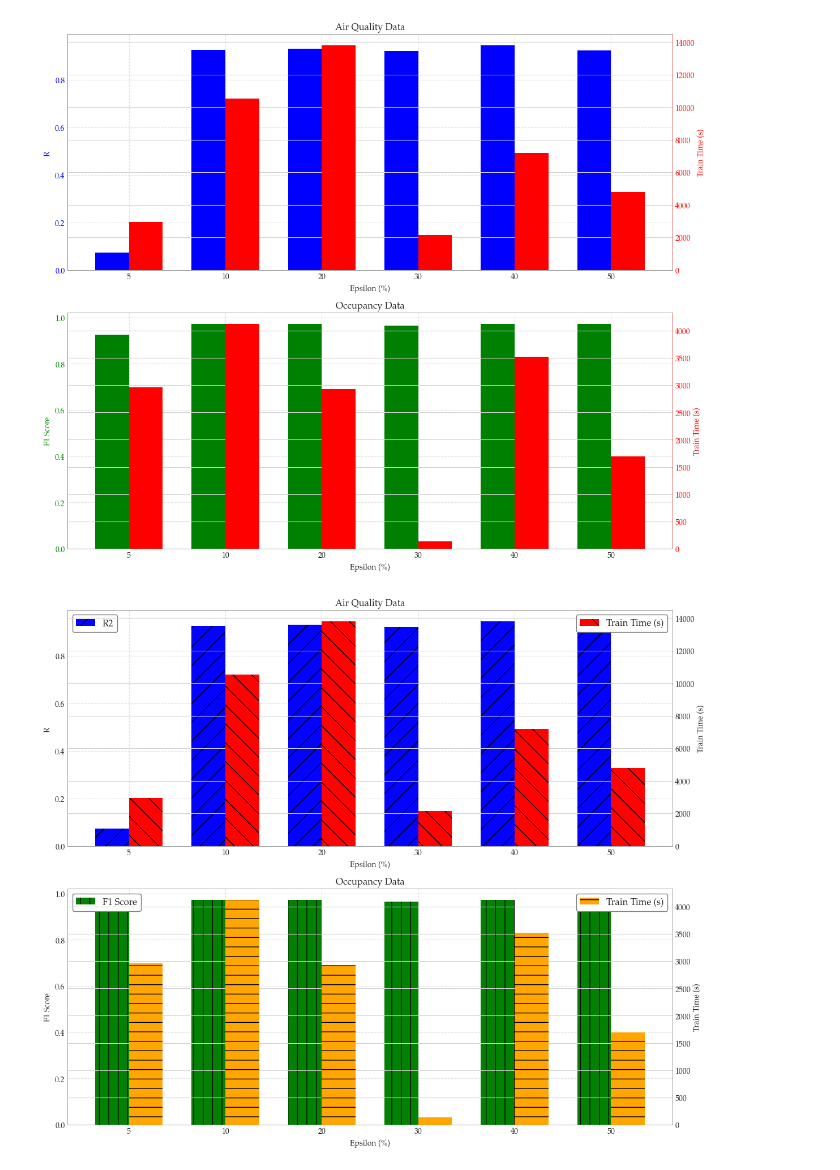
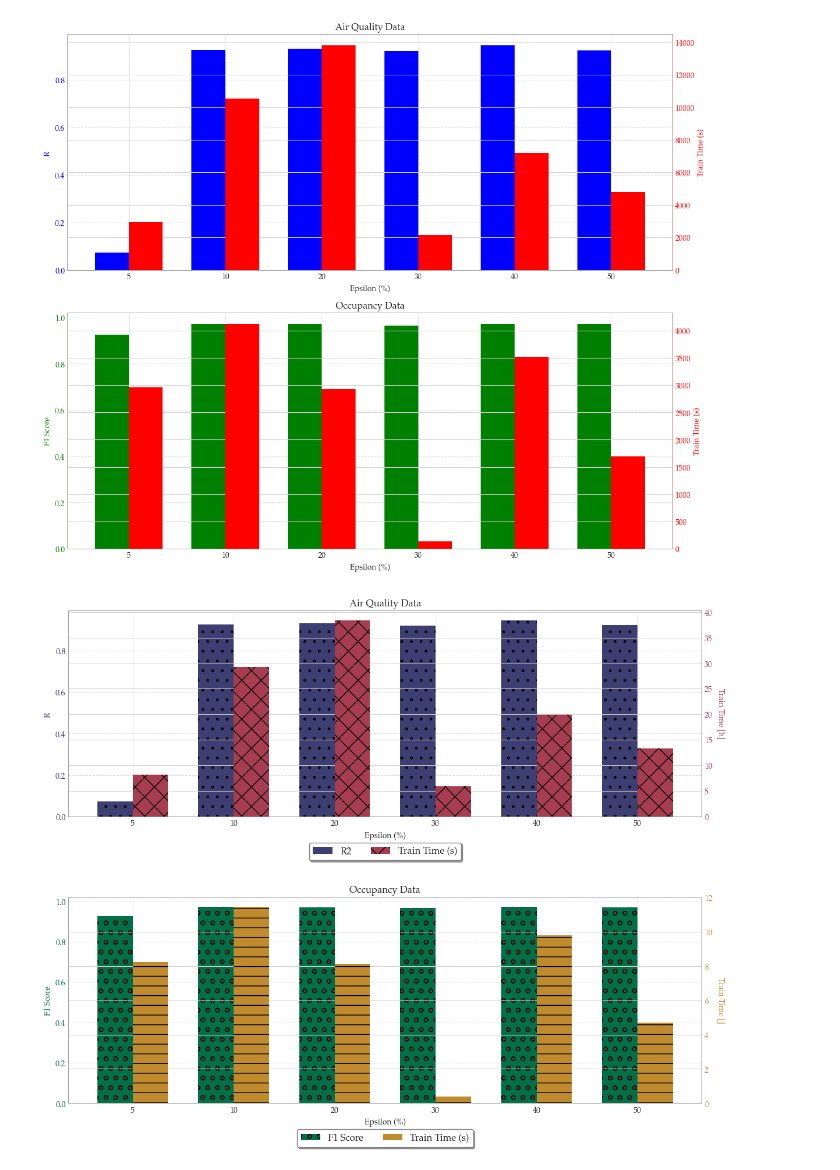
Before and after one commit to MatteoMendula/IJCNN2025, a Jupyter notebook: epsilon.ipynb, the cells around one changed output. Drawn from its saved outputs; the diff is of its cells as text; code cells hidden in the pictures.

Commit message:
checkpoint -2 day updated epsilin plot

```diff
--- a/epsilon.ipynb
+++ b/epsilon.ipynb
@@ -8,6 +8,7 @@ rcParams['font.family'] = 'Palatino'
 rcParams['axes.unicode_minus'] = False
 
 colors = ['#5A5B9F', '#D94F70', '#009473', '#F0C05A', '#7BC4C4', '#FF6F61']
+dark_colors = ['#3A3B6F', '#A63A4F', '#006D47', '#C08A2C', '#5A9A9A', '#CC4F41']
 hatchs = [
     ".",
     "x",
@@ -18,3 +19,8 @@ hatchs = [
     "x",
     ".",
 ]
+
+for c in dark_colors:
+    # show color
+    plt.figure(figsize=(1, 1))
+    plt.gca().add_patch(plt.Rectangle((0, 0), 1, 1, color=c))
@@ -156,49 +113,73 @@ epsilon_values = [5, 10, 20, 30, 40, 50]
 # Air Quality Data
 r2_values = [0.07258524347267536, 0.9268891305539558, 0.9319819264587448, 0.9216926204979314, 0.9458647147326531, 0.923111275518897]
 train_time_air = [2936.5401849746704, 10526.432889461517, 13815.652722120285, 2126.142409324646, 7180.714169025421, 4799.382524967194]
-
+train_time_air = [x / 360 for x in train_time_air]
 # Occupancy Data
 f1_values = [0.9259326209502241, 0.9719719719719719, 0.971457185778668, 0.9660175440319648, 0.9719719719719719, 0.971457185778668]
 train_time_occ = [2959.442997932434, 4119.472286939621, 2929.558601140976, 135.99091243743896, 3524.6094319820404, 1689.9853720664978]
+train_time_occ = [x / 360 for x in train_time_occ]
 
 # Plotting
 fig, (ax1, ax2) = plt.subplots(2, 1, figsize=(12, 10))
+fig.subplots_adjust(hspace=-0.5)
 
 # Air Quality Plot
 x = np.arange(len(epsilon_values))  # the label locations
 width = 0.35  # the width of the bars
 
 # R2 and Train Time for Air Quality
-ax1.bar(x - width/2, r2_values, width, label='R2', color=colors[0], hatch=hatchs[0], alpha=0.99)
+ax1.bar(x - width/2, r2_values, width, label='R2', color=dark_colors[0], hatch=hatchs[0], alpha=0.99)
 ax1_twin = ax1.twinx()
-ax1_twin.bar(x + width/2, train_time_air, width, label='Train Time (s)', color=colors[1], hatch=hatchs[1], alpha=0.99)
+ax1_twin.bar(x + width/2, train_time_air, width, label='Train Time (s)', color=dark_colors[1], hatch=hatchs[1], alpha=0.99)
 
-ax1.set_ylabel('R²')
-ax1_twin.set_ylabel('Train Time (s)')
+ax1.set_ylabel('R²', color=dark_colors[0])
+ax1_twin.set_ylabel('Train Time [h]', color=dark_colors[1], rotation=270, labelpad=15)
 ax1.set_title('Air Quality Data')
 ax1.set_xticks(x)
 ax1.set_xticklabels(epsilon_values)
 ax1.set_xlabel('Epsilon (%)')
-ax1.legend(loc='upper left')
-ax1_twin.legend(loc='upper right')
+ax1.tick_params(axis='y', labelcolor=dark_colors[0])
+ax1_twin.tick_params(axis='y', labelcolor=dark_colors[1])
 ax1.grid(True, linestyle='--', alpha=0.7)
+# ax1.legend(loc='upper left')
+# ax1_twin.legend(loc='lower right')
+
+handle1, label1 = ax1.get_legend_handles_labels()
+handle2, label2 = ax1_twin.get_legend_handles_labels()
+
+handles = handle1 + handle2
+labels = label1 + label2
+
+# ax1.legend(handles, labels, loc='center')
+ax1.legend(handles, labels, loc='center', bbox_to_anchor=(0.5, -0.17), fancybox=True, shadow=True, ncol=2)
 
 # Occupancy Plot
-ax2.bar(x - width/2, f1_values, width, label='F1 Score', color=colors[2], hatch=hatchs[2], alpha=0.99)
+ax2.bar(x - width/2, f1_values, width, label='F1 Score', color=dark_colors[2], hatch=hatchs[2], alpha=0.99)
 ax2_twin = ax2.twinx()
-ax2_twin.bar(x + width/2, train_time_occ, width, label='Train Time (s)', color=colors[3], hatch=hatchs[3], alpha=0.99)
+ax2_twin.bar(x + width/2, train_time_occ, width, label='Train Time (s)', color=dark_colors[3], hatch=hatchs[3], alpha=0.99)
 
-ax2.set_ylabel('F1 Score')
-ax2_twin.set_ylabel('Train Time (s)')
+ax2.set_ylabel('F1 Score', color=dark_colors[2])
+ax2_twin.set_ylabel('Train Time []', color=dark_colors[3], rotation=270, labelpad=15)
 ax2.set_title('Occupancy Data')
 ax2.set_xticks(x)
 ax2.set_xticklabels(epsilon_values)
 ax2.set_xlabel('Epsilon (%)')
-ax2.legend(loc='upper left')
-ax2_twin.legend(loc='upper right')
+ax2.tick_params(axis='y', labelcolor=dark_colors[2])
+ax2_twin.tick_params(axis='y', labelcolor=dark_colors[3])
 ax2.grid(True, linestyle='--', alpha=0.7)
+# ax2.legend(loc='lower left')
+# ax2_twin.legend(loc='lower right')
+# ax2.legend(loc='upper right', bbox_to_anchor=(0.127, 0.2))
+
+handle1, label1 = ax2.get_legend_handles_labels()
+handle2, label2 = ax2_twin.get_legend_handles_labels()
+
+handles = handle1 + handle2
+labels = label1 + label2
+# ax2.legend(handles, labels, loc='center')
+ax2.legend(handles, labels, loc='center', bbox_to_anchor=(0.5, -0.17), fancybox=True, shadow=True, ncol=2)
 
 plt.tight_layout()
 plt.show()
 # %% [output]
-[figure, old version]
+[figure, new version]
```
Also changed, not shown: parts of 2 cells of this notebook.
